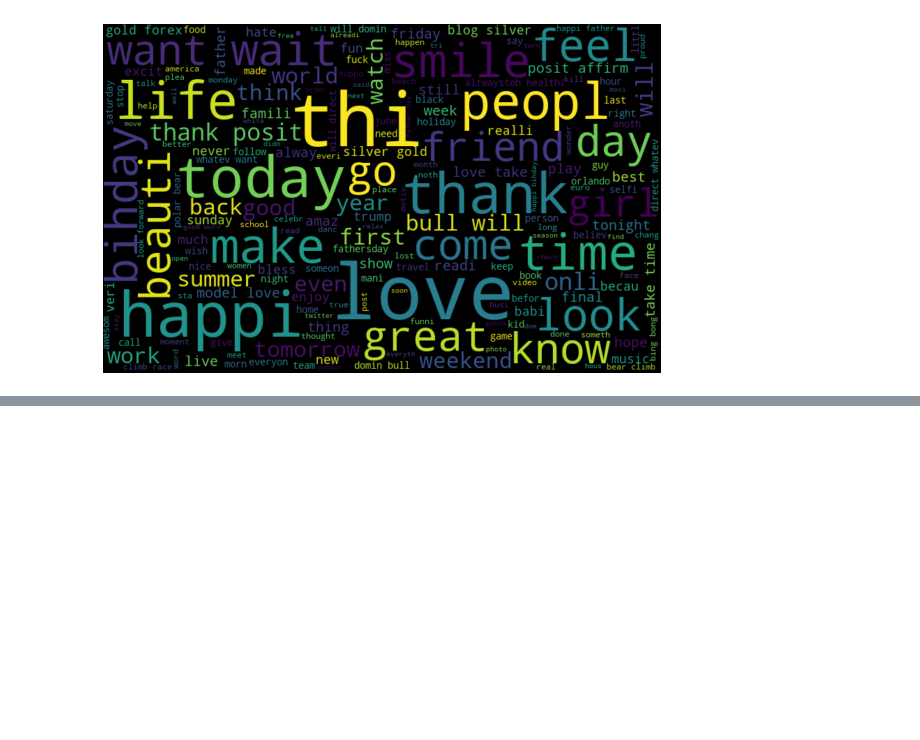
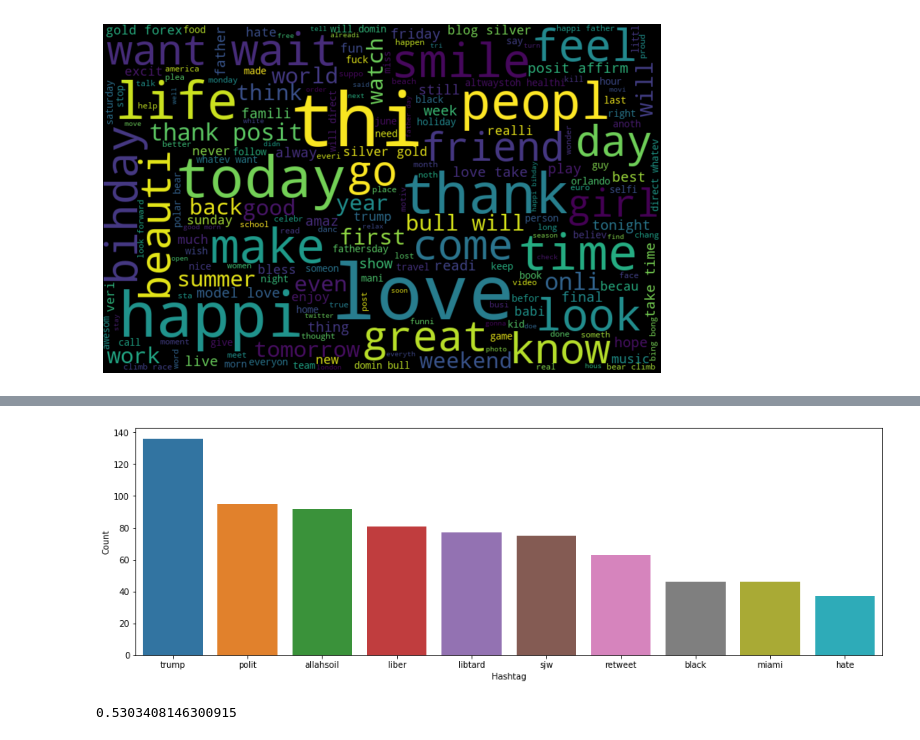
Before and after one commit to Ritika101/Sentiment-Analysis-of-tweets, a Jupyter notebook: Main_code.ipynb, the cells around one changed output, grey strips where cells are left out. Cells and saved outputs as stored; diff of their text form; code cells hidden in the pictures; blank space fills up the shorter version.

```diff
--- a/Main_code.ipynb
+++ b/Main_code.ipynb
@@ -82,0 +123,11 @@ plt.show()
+# %%
+b = nltk.FreqDist(HT_negative)
+e = pd.DataFrame({'Hashtag': list(b.keys()), 'Count': list(b.values())})
+# selecting top 10 most frequent hashtags
+e = e.nlargest(columns="Count", n = 10)
+plt.figure(figsize=(16,5))
+ax = sns.barplot(data=e, x= "Hashtag", y = "Count")
+ax.set(ylabel = 'Count')
+plt.show()
+# %% [output]
+[figure, added]
@@ -82,0 +139,21 @@ plt.show()
+# %%
+from sklearn.linear_model import LogisticRegression
+from sklearn.model_selection import train_test_split
+from sklearn.metrics import f1_score
+
+train_bow = bow[:31962,:]
+test_bow = bow[31962:,:]
+
+# splitting data into training and validation set
+xtrain_bow, xvalid_bow, ytrain, yvalid = train_test_split(train_bow, train['label'], random_state=42, test_size=0.3)
+
+lreg = LogisticRegression()
+lreg.fit(xtrain_bow, ytrain) # training the model
+
+prediction = lreg.predict_proba(xvalid_bow) # predicting on the validation set
+prediction_int = prediction[:,1] >= 0.3 # if prediction is greater than or equal to 0.3 than 1 else 0
+prediction_int = prediction_int.astype(np.int)
+
+f1_score(yvalid, prediction_int) # calculating f1 score
+# %% [output]
+0.5303408146300915
```
Also changed, not shown: parts of 6 cells of this notebook.
